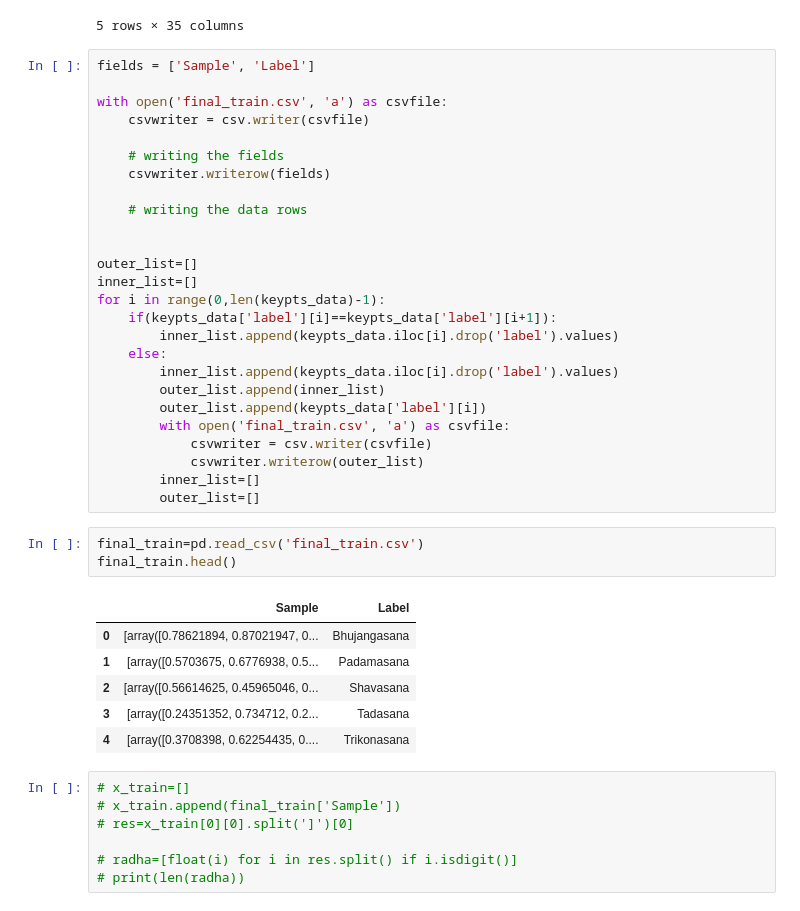
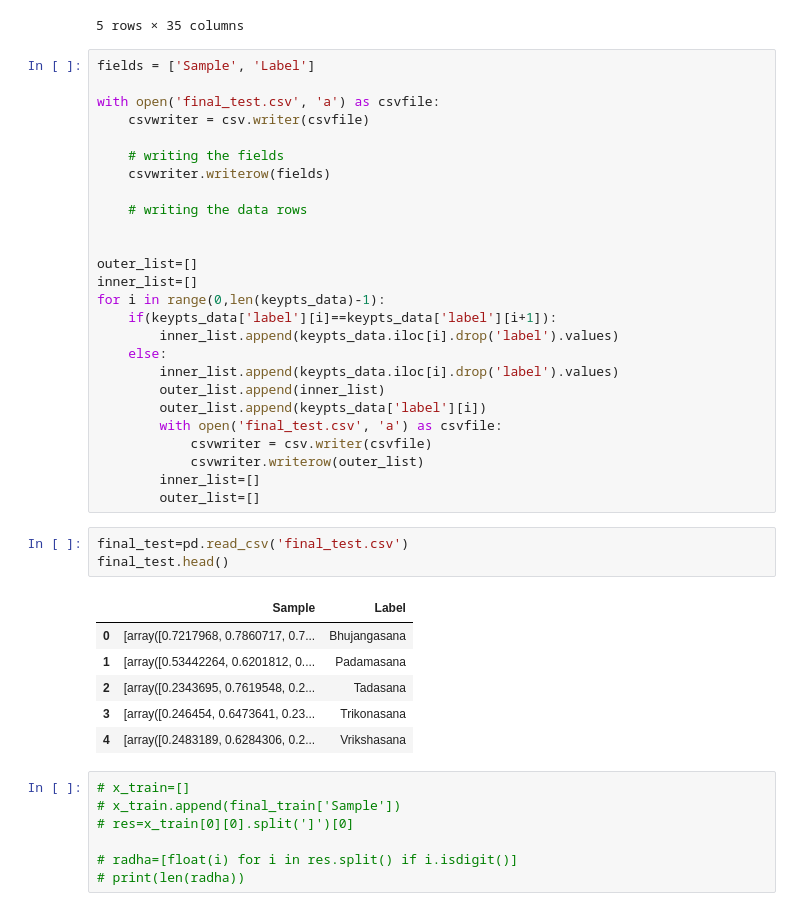
Before and after one commit to radhamujumdar/Yoga_Class-Analysis, a Jupyter notebook: Frames_folder.ipynb, the cells around one changed output. Drawn from its saved outputs; the diff is of its cells as text.

```diff
--- a/Frames_folder.ipynb
+++ b/Frames_folder.ipynb
@@ -416,7 +416,7 @@ keypts_data.head()
 # %%
 fields = ['Sample', 'Label']
 
-with open('final_train.csv', 'a') as csvfile:
+with open('final_test.csv', 'a') as csvfile:
     csvwriter = csv.writer(csvfile)
 
     # writing the fields
@@ -434,21 +434,21 @@ for i in range(0,len(keypts_data)-1):
         inner_list.append(keypts_data.iloc[i].drop('label').values)
         outer_list.append(inner_list)
         outer_list.append(keypts_data['label'][i])
-        with open('final_train.csv', 'a') as csvfile:
+        with open('final_test.csv', 'a') as csvfile:
             csvwriter = csv.writer(csvfile)
             csvwriter.writerow(outer_list)
         inner_list=[]
         outer_list=[]
 # %%
-final_train=pd.read_csv('final_train.csv')
-final_train.head()
+final_test=pd.read_csv('final_test.csv')
+final_test.head()
 # %% [output]
 |  | Sample | Label |
-| 0 | [array([0.78621894, 0.87021947, 0... | Bhujangasana |
-| 1 | [array([0.5703675, 0.6776938, 0.5... | Padamasana |
-| 2 | [array([0.56614625, 0.45965046, 0... | Shavasana |
-| 3 | [array([0.24351352, 0.734712, 0.2... | Tadasana |
-| 4 | [array([0.3708398, 0.62254435, 0.... | Trikonasana |
+| 0 | [array([0.7217968, 0.7860717, 0.7... | Bhujangasana |
+| 1 | [array([0.53442264, 0.6201812, 0.... | Padamasana |
+| 2 | [array([0.2343695, 0.7619548, 0.2... | Tadasana |
+| 3 | [array([0.246454, 0.6473641, 0.23... | Trikonasana |
+| 4 | [array([0.2483189, 0.6284306, 0.2... | Vrikshasana |
 # %%
 # x_train=[]
 # x_train.append(final_train['Sample'])
```
Also changed, not shown: parts of 21 cells of this notebook, 2 other files.
